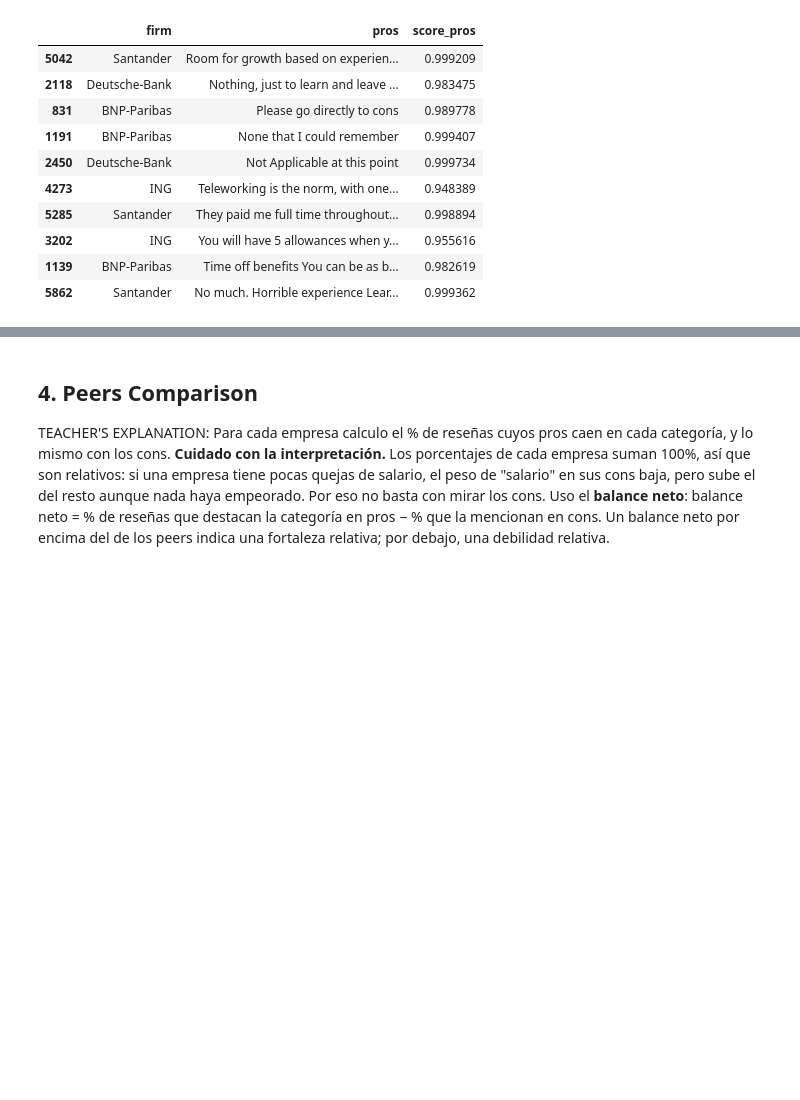
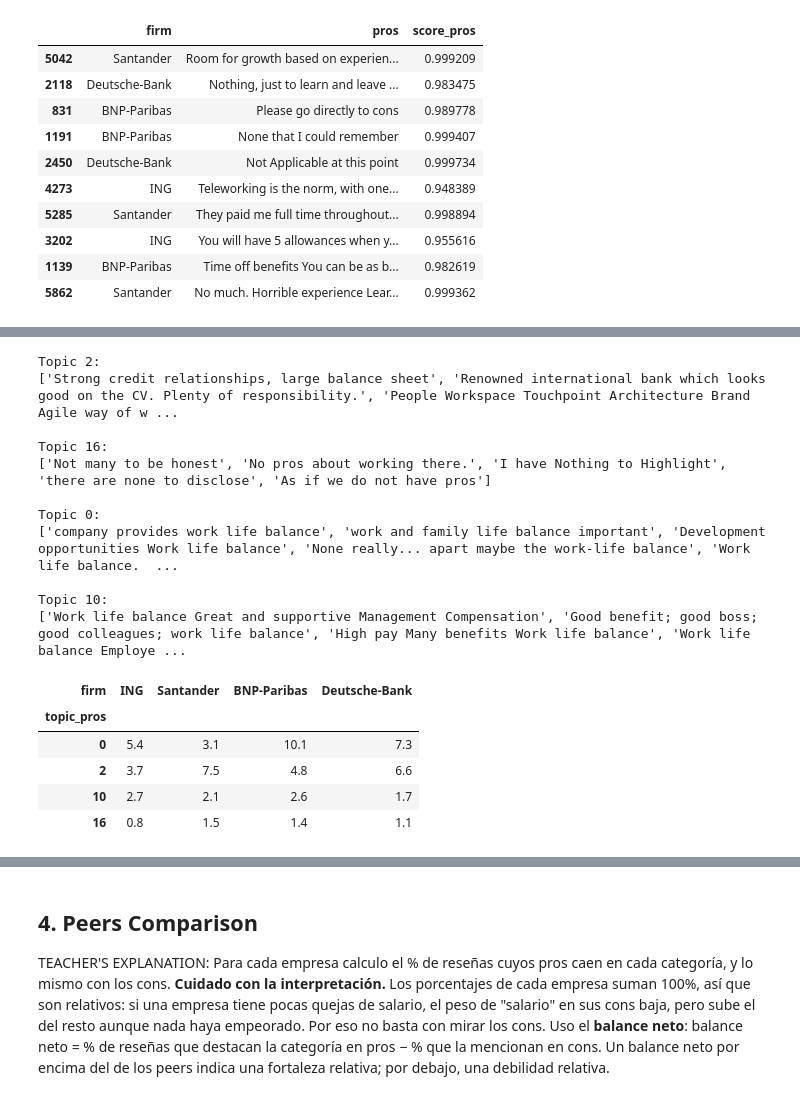
Before and after one commit to rubengil-dev/ING-glasdoor-analysis, a Jupyter notebook: mi_notebook.ipynb, the cells around one changed output, grey strips where cells are left out. Cells and saved outputs as stored; diff of their text form; code cells hidden in the pictures; blank space fills up the shorter version.

```diff
--- a/mi_notebook.ipynb
+++ b/mi_notebook.ipynb
@@ -807,0 +931,25 @@ TEACHER'S EXPLANATION: Podéis usar  BERTopic visto en clase o alguna otra técn
+# %%
+for t in [2, 16, 0, 10]:
+    print(f"\nTopic {t}:")
+    print(clean_df.loc[clean_df["topic_pros"] == t, "pros"].sample(5, random_state=SEED).tolist())
+
+# Summarize
+pd.crosstab(clean_df["topic_pros"], clean_df["firm"], normalize="columns").mul(100).round(1).loc[[0, 2, 10, 16]]
+# %% [output]
+Topic 2:
+['Strong credit relationships, large balance sheet', 'Renowned international bank which looks good on the CV. Plenty of responsibility.', 'People Workspace Touchpoint Architecture Brand Agile way of w ...
+
+Topic 16:
+['Not many to be honest', 'No pros about working there.', 'I have Nothing to Highlight', 'there are none to disclose', 'As if we do not have pros']
+
+Topic 0:
+['company provides work life balance', 'work and family life balance important', 'Development opportunities Work life balance', 'None really... apart maybe the work-life balance', 'Work life balance.  ...
+
+Topic 10:
+['Work life balance Great and supportive Management Compensation', 'Good benefit; good boss; good colleagues; work life balance', 'High pay Many benefits Work life balance', 'Work life balance Employe ...
+| firm | ING | Santander | BNP-Paribas | Deutsche-Bank |
+| topic_pros |  |  |  |  |
+| 0 | 5.4 | 3.1 | 10.1 | 7.3 |
+| 2 | 3.7 | 7.5 | 4.8 | 6.6 |
+| 10 | 2.7 | 2.1 | 2.6 | 1.7 |
+| 16 | 0.8 | 1.5 | 1.4 | 1.1 |
```
Also changed, not shown: parts of 47 cells of this notebook.
